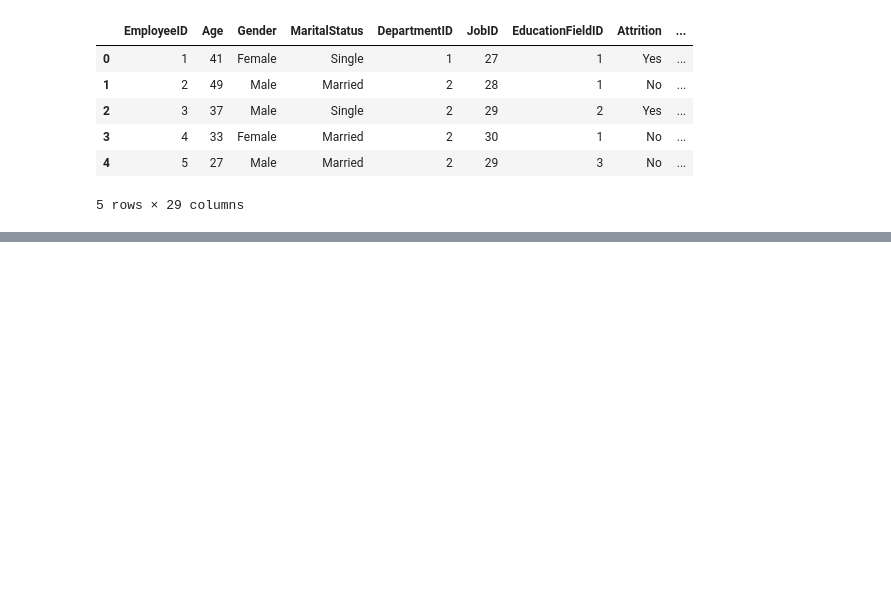
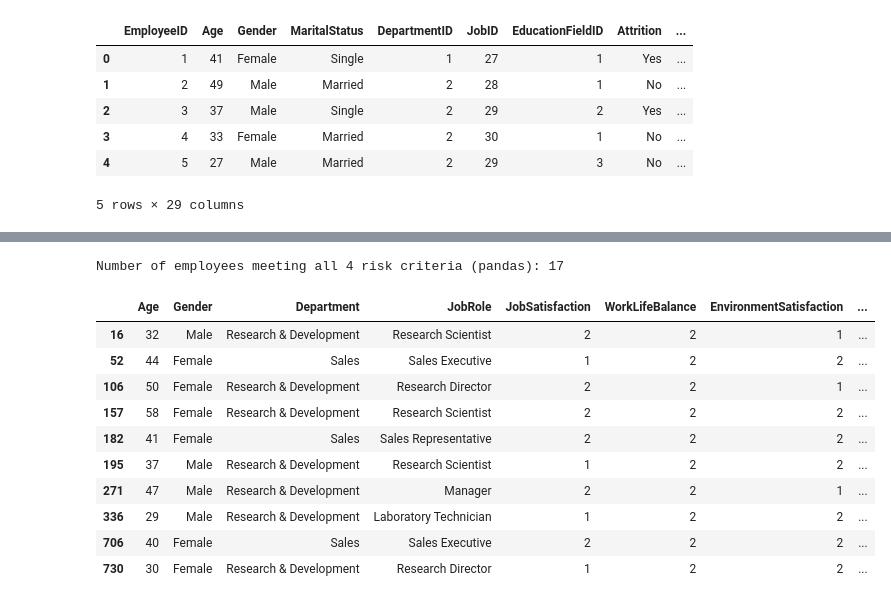
Before and after one commit to wareefAlyousef/Employee-Attrition-STC, a Jupyter notebook: Employee Attrition notebook.ipynb, the cells around one changed output, grey strips where cells are left out. Saved outputs shown, nothing was run; the diff lists cells and outputs as text; code cells hidden in the pictures; blank space fills up the shorter version.

Commit message:
Update Employee Attrition notebook.ipynb
Answering additional Attrition Related Questions

```diff
--- a/Employee Attrition notebook.ipynb
+++ b/Employee Attrition notebook.ipynb
@@ -569,0 +1187,33 @@ Which department has the highest average performance rating?
+# %%
+# Filter employees who meet all 4 risk criteria
+high_risk_employees_pandas = cleanDf[
+    (cleanDf['OverTime'] == 'Yes') &
+    (cleanDf['JobSatisfaction'] <= 2) &
+    (cleanDf['WorkLifeBalance'] <= 2) &
+    (cleanDf['EnvironmentSatisfaction'] <= 2)
+]
+
+# Count them
+high_risk_count_pandas = high_risk_employees_pandas.shape[0]
+
+print(f"Number of employees meeting all 4 risk criteria (pandas): {high_risk_count_pandas}")
+
+# Optional: show some details of these employees
+display(
+    high_risk_employees_pandas[
+        ['Age', 'Gender', 'Department', 'JobRole', 'JobSatisfaction', 'WorkLifeBalance', 'EnvironmentSatisfaction', 'OverTime', 'Attrition']
+    ].head(10)
+)
+# %% [output]
+Number of employees meeting all 4 risk criteria (pandas): 17
+|  | Age | Gender | Department | JobRole | JobSatisfaction | WorkLifeBalance | EnvironmentSatisfaction | ... |
+| 16 | 32 | Male | Research & Development | Research Scientist | 2 | 2 | 1 | ... |
+| 52 | 44 | Female | Sales | Sales Executive | 1 | 2 | 2 | ... |
+| 106 | 50 | Female | Research & Development | Research Director | 2 | 2 | 1 | ... |
+| 157 | 58 | Female | Research & Development | Research Scientist | 2 | 2 | 2 | ... |
+| 182 | 41 | Female | Sales | Sales Representative | 2 | 2 | 2 | ... |
+| 195 | 37 | Male | Research & Development | Research Scientist | 1 | 2 | 2 | ... |
+| 271 | 47 | Male | Research & Development | Manager | 2 | 2 | 1 | ... |
+| 336 | 29 | Male | Research & Development | Laboratory Technician | 1 | 2 | 2 | ... |
+| 706 | 40 | Female | Sales | Sales Executive | 2 | 2 | 2 | ... |
+| 730 | 30 | Female | Research & Development | Research Director | 1 | 2 | 2 | ... |
```
Also changed, not shown: parts of 30 cells of this notebook.
